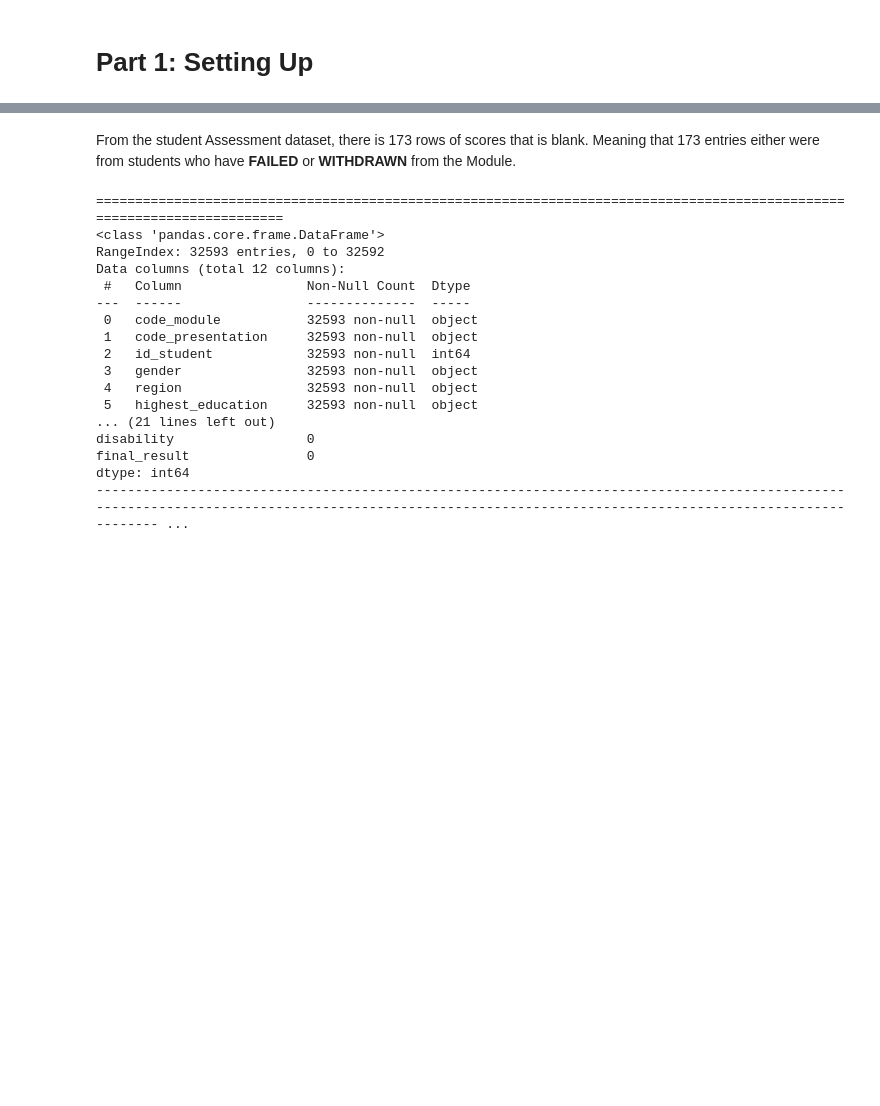
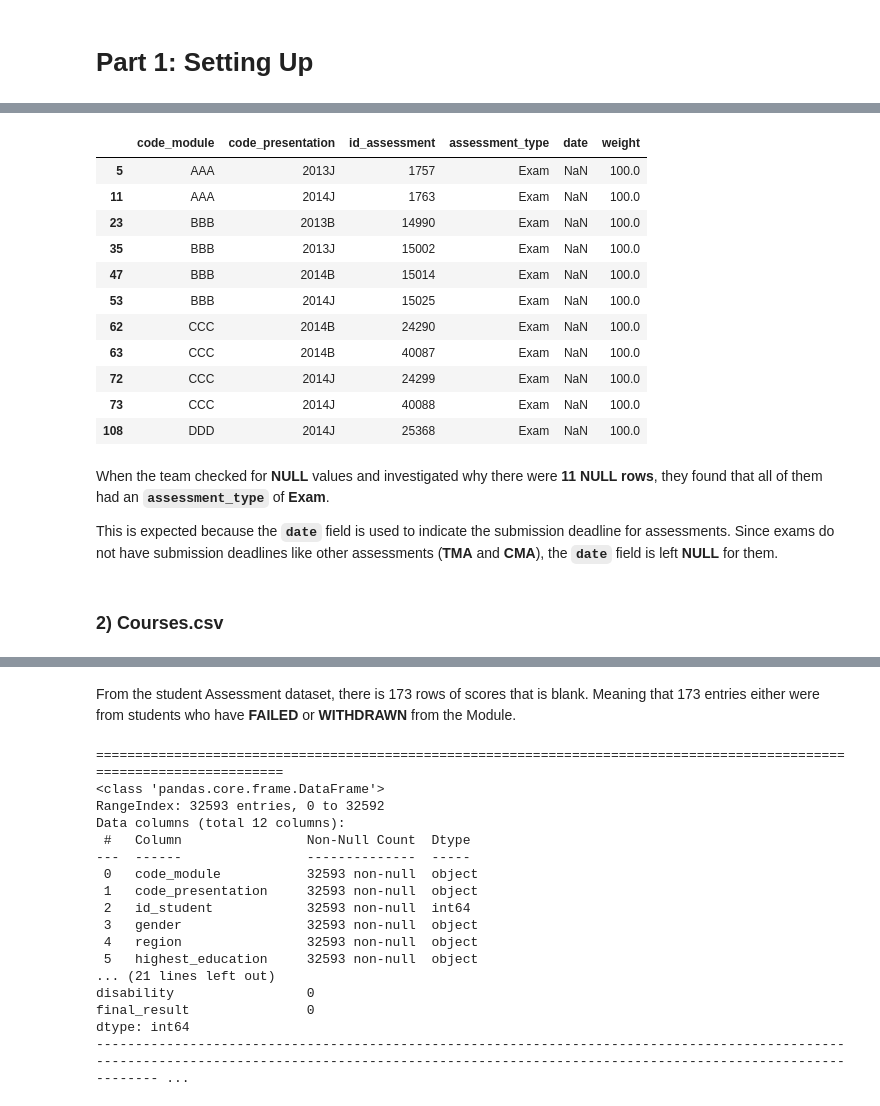
Before and after one commit to buppanasu/Student-Grade-Predictor, a Jupyter notebook: 1)DataProcessing_Analysis_FeatureExtraction/EDA.ipynb, the cells around one changed output, grey strips where cells are left out. Drawn from its saved outputs; the diff is of its cells as text; code cells hidden in the pictures; blank space fills up the shorter version.

```diff
--- a/1)DataProcessing_Analysis_FeatureExtraction/EDA.ipynb
+++ b/1)DataProcessing_Analysis_FeatureExtraction/EDA.ipynb
@@ -78,0 +132,22 @@ In this section, we are trying to understand the OULAD Dataset through Explorato
+# %%
+# Display the rows with NULL values
+df_assessments[df_assessments.isnull().any(axis=1)]
+# %% [output]
+|  | code_module | code_presentation | id_assessment | assessment_type | date | weight |
+| 5 | AAA | 2013J | 1757 | Exam | NaN | 100.0 |
+| 11 | AAA | 2014J | 1763 | Exam | NaN | 100.0 |
+| 23 | BBB | 2013B | 14990 | Exam | NaN | 100.0 |
+| 35 | BBB | 2013J | 15002 | Exam | NaN | 100.0 |
+| 47 | BBB | 2014B | 15014 | Exam | NaN | 100.0 |
+| 53 | BBB | 2014J | 15025 | Exam | NaN | 100.0 |
+| 62 | CCC | 2014B | 24290 | Exam | NaN | 100.0 |
+| 63 | CCC | 2014B | 40087 | Exam | NaN | 100.0 |
+| 72 | CCC | 2014J | 24299 | Exam | NaN | 100.0 |
+| 73 | CCC | 2014J | 40088 | Exam | NaN | 100.0 |
+| 108 | DDD | 2014J | 25368 | Exam | NaN | 100.0 |
+# %% [markdown]
+When the team checked for **NULL** values and investigated why there were **11 NULL rows**, they found that all of them had an **`assessment_type`** of **Exam**.
+
+This is expected because the **`date`** field is used to indicate the submission deadline for assessments. Since exams do not have submission deadlines like other assessments (**TMA** and **CMA**), the **`date`** field is left **NULL** for them.
+# %% [markdown]
+### 2) Courses.csv
```
Also changed, not shown: parts of 19 cells of this notebook, 1 other file.
